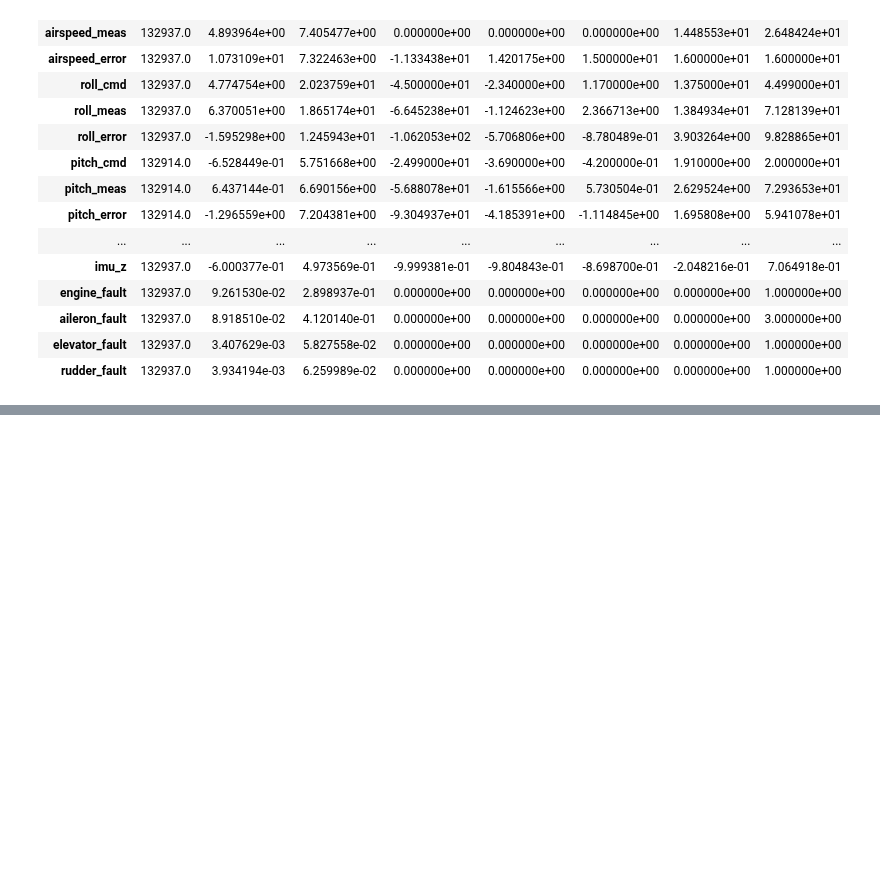
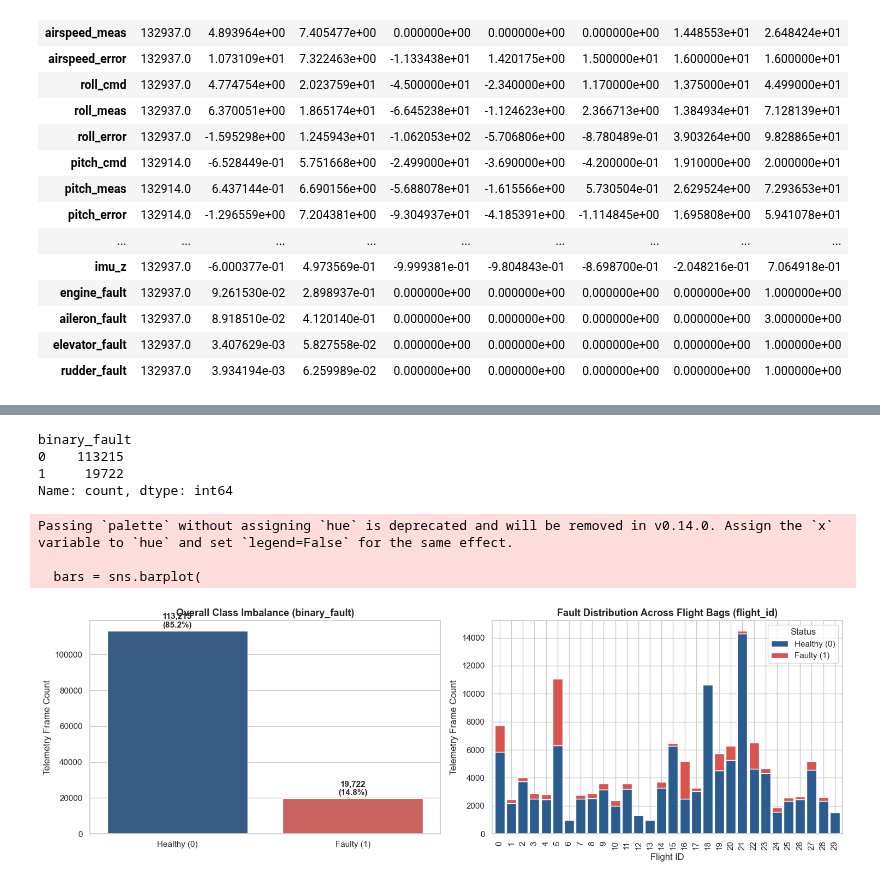
Before and after one commit to Lynn-Myat-Bhone/UAV-flight, a Jupyter notebook: train/train.ipynb, the cells around one changed output, grey strips where cells are left out. Drawn from its saved outputs; the diff is of its cells as text; code cells hidden in the pictures; blank space fills up the shorter version.

Commit message:
pipeline

```diff
--- a/train/train.ipynb
+++ b/train/train.ipynb
@@ -118,0 +191,2 @@ def preprocess_pipeline(df_raw, gap_ns_threshold=1000 * 1e9):
+# %%
+df_train_clean = preprocess_pipeline(df_train)
@@ -118,0 +216,52 @@ def preprocess_pipeline(df_raw, gap_ns_threshold=1000 * 1e9):
+# %%
+df_train_clean['binary_fault'].value_counts()
+# %% [output]
+binary_fault
+0    113215
+1     19722
+Name: count, dtype: int64
+# %%
+# Set visual style
+sns.set_theme(style="whitegrid")
+fig, axes = plt.subplots(1, 2, figsize=(15, 5))
+
+# 1. Global Class Imbalance Bar Plot
+fault_counts = df_train_clean['binary_fault'].value_counts().sort_index()
+percentages = df_train_clean['binary_fault'].value_counts(normalize=True).sort_index() * 100
+
+bars = sns.barplot(
+    x=['Healthy (0)', 'Faulty (1)'],
+    y=fault_counts.values,
+    ax=axes[0],
+    palette=['#2b5c8f', '#d9534f']
+)
+axes[0].set_title('Overall Class Imbalance (binary_fault)', fontsize=13, fontweight='bold')
+axes[0].set_ylabel('Telemetry Frame Count')
+
+# Label bar counts and percentages
+for i, count in enumerate(fault_counts.values):
+    pct = percentages.values[i]
+    axes[0].text(i, count + 1800, f'{count:,}\n({pct:.1f}%)', ha='center', fontsize=11, fontweight='bold')
+
+# 2. Per-Flight Fault Distribution (Stacked Bar)
+flight_faults = df_train_clean.groupby(['flight_id', 'binary_fault']).size().unstack(fill_value=0)
+flight_faults.plot(
+    kind='bar',
+    stacked=True,
+    ax=axes[1],
+    color=['#2b5c8f', '#d9534f'],
+    width=0.85
+)
+axes[1].set_title('Fault Distribution Across Flight Bags (flight_id)', fontsize=13, fontweight='bold')
+axes[1].set_xlabel('Flight ID')
+axes[1].set_ylabel('Telemetry Frame Count')
+axes[1].legend(['Healthy (0)', 'Faulty (1)'], title='Status', frameon=True)
+axes[1].tick_params(axis='x', rotation=90)
+
+plt.tight_layout()
+plt.show()
+# %% [output]
+Passing `palette` without assigning `hue` is deprecated and will be removed in v0.14.0. Assign the `x` variable to `hue` and set `legend=False` for the same effect.
+
+  bars = sns.barplot(
+[figure, added]
```
Also changed, not shown: parts of 5 cells of this notebook.
